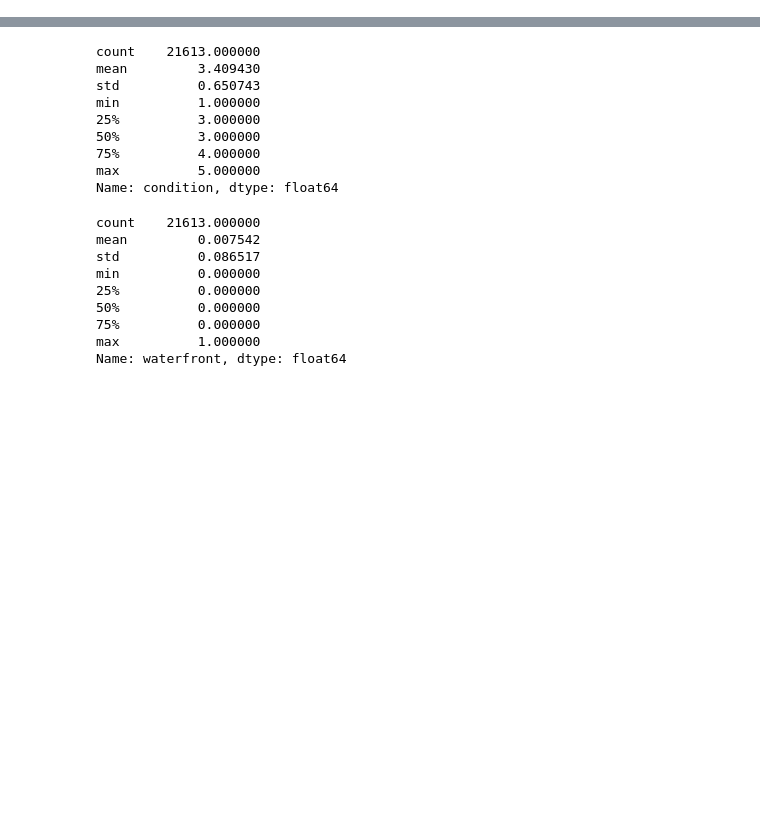
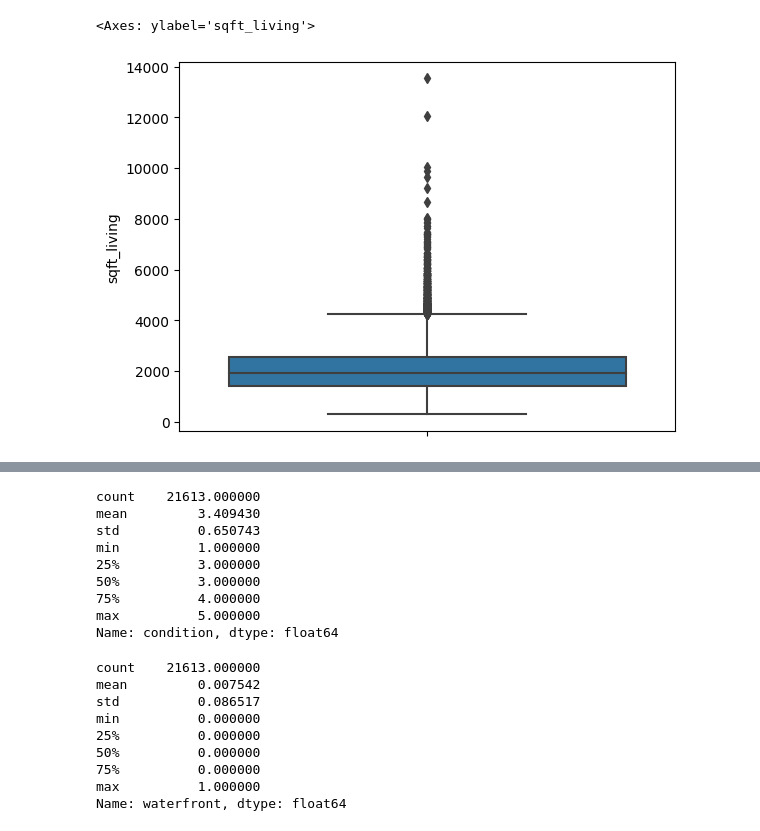
Before and after one commit to CodyDong/schulich_data_science, a Jupyter notebook: Assignment 3.ipynb, the cells around one changed output, grey strips where cells are left out. Saved outputs shown, nothing was run; the diff lists cells and outputs as text; code cells hidden in the pictures; blank space fills up the shorter version.

```diff
--- a/Assignment 3.ipynb
+++ b/Assignment 3.ipynb
@@ -63,0 +86,5 @@ house['yr_built'] = pd.to_datetime(house['yr_built'])
+# %%
+sns.boxplot(data=house,y='sqft_living')
+# %% [output]
+<Axes: ylabel='sqft_living'>
+[figure, added]
```
Also changed, not shown: parts of 14 cells of this notebook.
